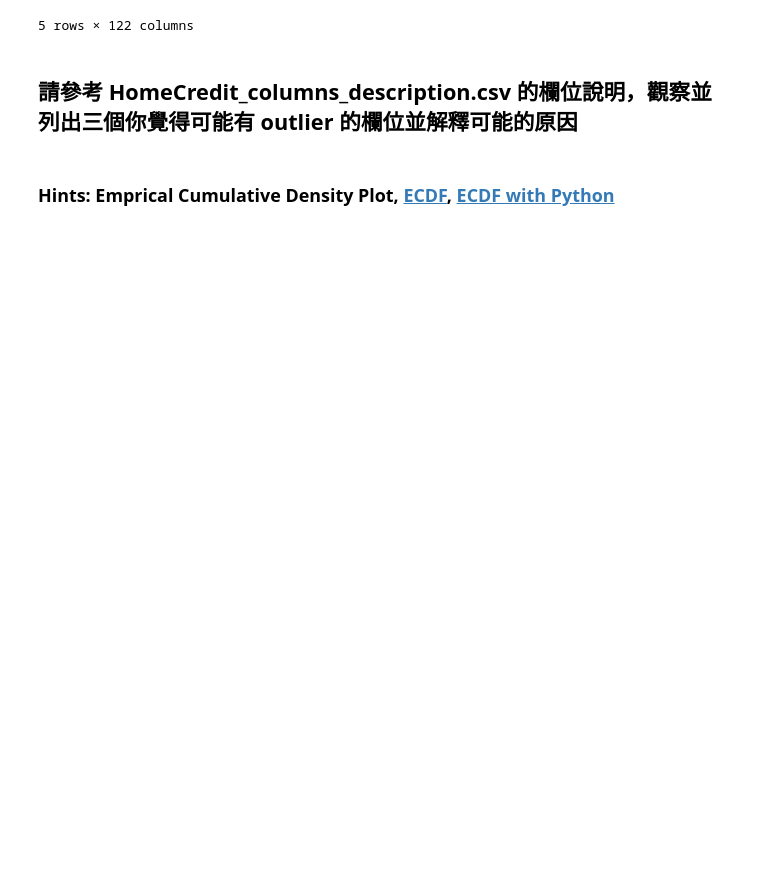
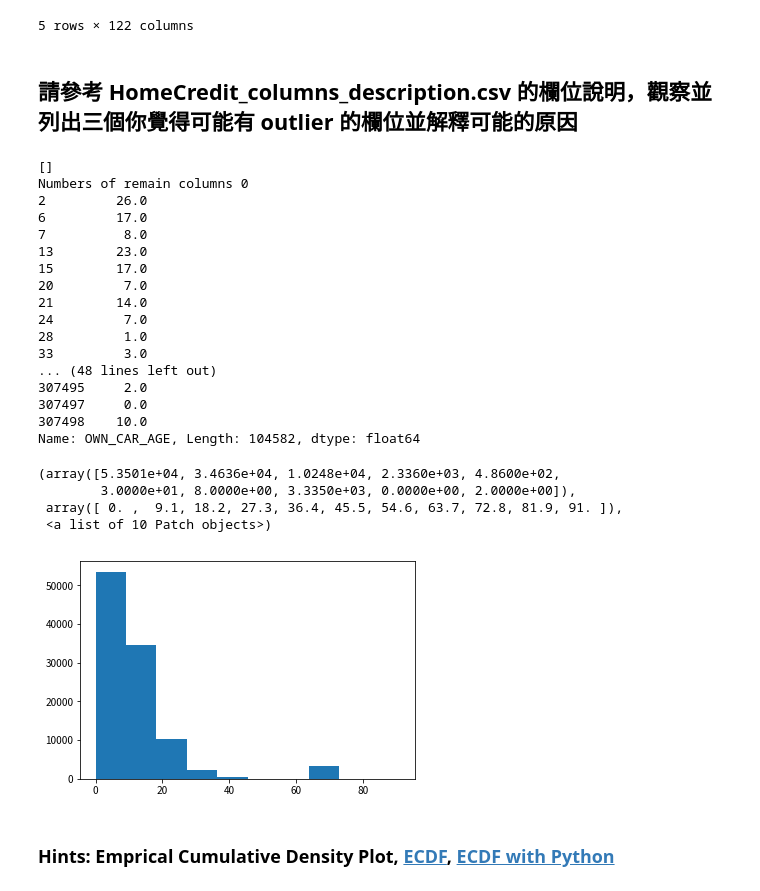
Before and after one commit to Arya601/HW_ML-100Days-Marathon, a Jupyter notebook: Day_009_HW.ipynb, the cells around one changed output. Saved outputs shown, nothing was run; the diff lists cells and outputs as text; code cells hidden in the pictures; blank space fills up the shorter version.

```diff
--- a/Day_009_HW.ipynb
+++ b/Day_009_HW.ipynb
@@ -40,21 +40,46 @@ Path of read in data: ./data\application_train.csv
 # %%
 # 先篩選數值型的欄位
 
-dtype_select = []
+dtype_select = [np.int64, np.float64]
 
 numeric_columns = list(app_train.columns[list(app_train.dtypes.isin(dtype_select))])
+print(numeric_columns)
 
 # 再把只有 2 值 (通常是 0,1) 的欄位去掉
 numeric_columns = list(app_train[numeric_columns].columns[list(app_train[numeric_columns].apply(lambda x:len(x.unique())!=2 ))])
-print("Numbers of remain columns" % len(numeric_columns))
+print("Numbers of remain columns %i" % len(numeric_columns))
 
 # 檢視這些欄位的數值範圍
 for col in numeric_columns:
-    """
-    Your CODE HERE, make the box plot
-    """
+    app_train.boxplot(col)
+    plt.show()
 
-    plt.show()
+a = app_train['OWN_CAR_AGE'].dropna()
+print(a)
+plt.hist(a)
+# %% [output]
+[]
+Numbers of remain columns 0
+2         26.0
+6         17.0
+7          8.0
+13        23.0
+15        17.0
+20         7.0
+21        14.0
+24         7.0
+28         1.0
+33         3.0
+... (48 lines left out)
+307495     2.0
+307497     0.0
+307498    10.0
+Name: OWN_CAR_AGE, Length: 104582, dtype: float64
+(array([5.3501e+04, 3.4636e+04, 1.0248e+04, 2.3360e+03, 4.8600e+02,
+        3.0000e+01, 8.0000e+00, 3.3350e+03, 0.0000e+00, 2.0000e+00]),
+ array([ 0. ,  9.1, 18.2, 27.3, 36.4, 45.5, 54.6, 63.7, 72.8, 81.9, 91. ]),
+ <a list of 10 Patch objects>)
+[figure, added]
 # %%
 # 從上面的圖檢查的結果，至少這三個欄位好像有點可疑
 
```
Also changed, not shown: parts of 4 cells of this notebook.
